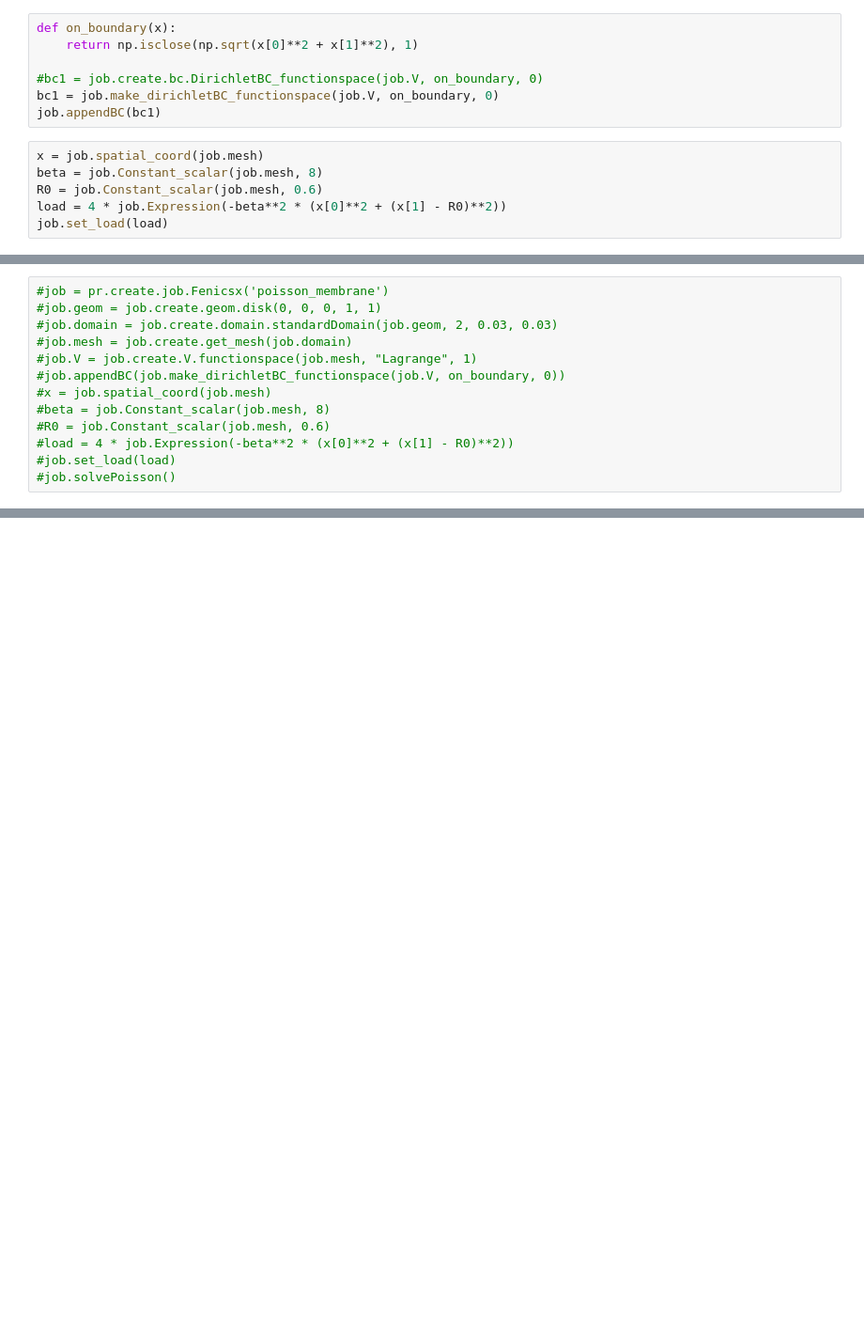
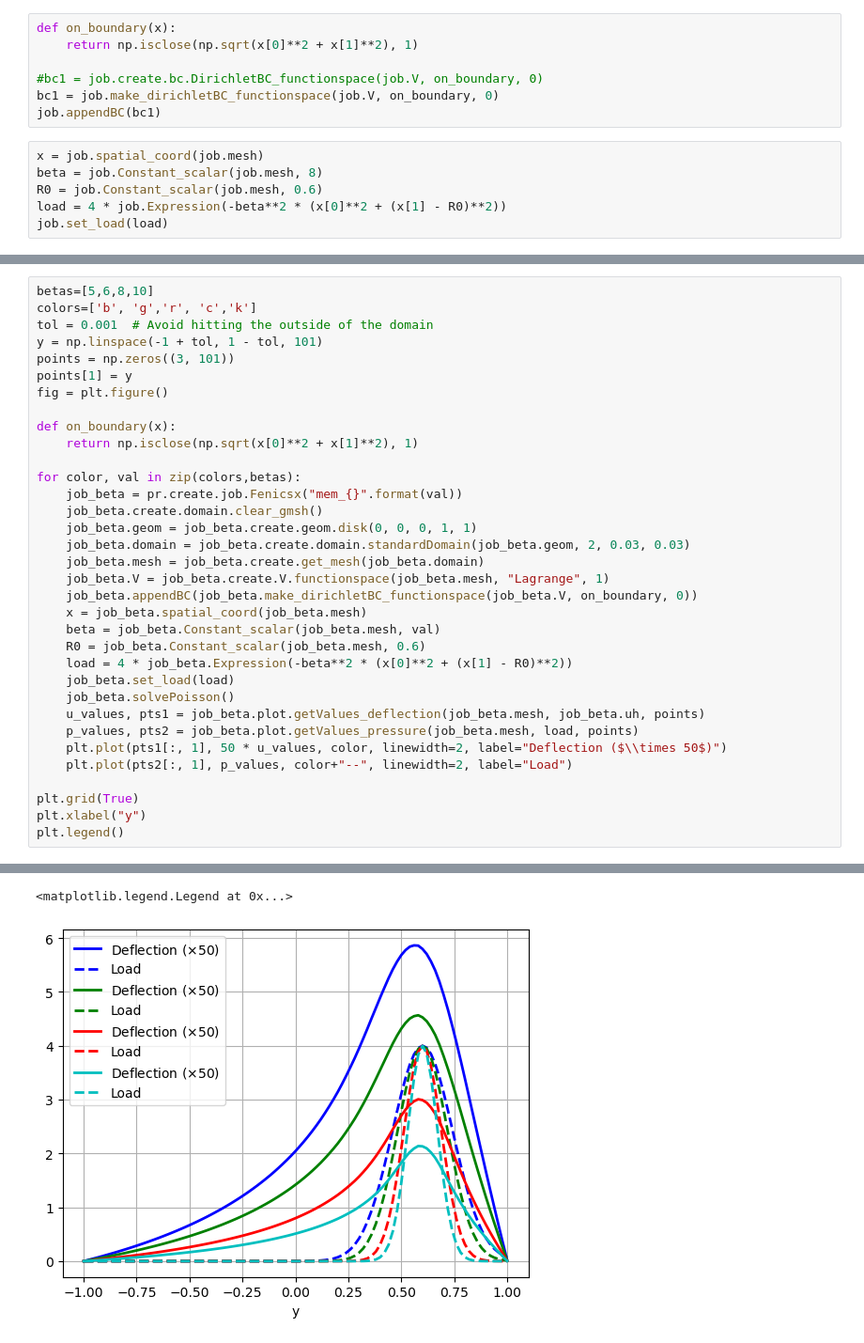
Before and after one commit to pyiron/pyiron_continuum, a Jupyter notebook: notebooks/test_pyiron_fenicsx_PoissonMembrane.ipynb, the cells around one changed output, grey strips where cells are left out. Shown at 94% size. Drawn from its saved outputs; the diff is of its cells as text; blank space fills up the shorter version.

```diff
--- a/notebooks/test_pyiron_fenicsx_PoissonMembrane.ipynb
+++ b/notebooks/test_pyiron_fenicsx_PoissonMembrane.ipynb
@@ -50,13 +75,35 @@ job.plot.plot_deformed_functionspace(job.V, job.uh, 20)
 # %%
-#job = pr.create.job.Fenicsx('poisson_membrane')
-#job.geom = job.create.geom.disk(0, 0, 0, 1, 1)
-#job.domain = job.create.domain.standardDomain(job.geom, 2, 0.03, 0.03)
-#job.mesh = job.create.get_mesh(job.domain)
-#job.V = job.create.V.functionspace(job.mesh, "Lagrange", 1)
-#job.appendBC(job.make_dirichletBC_functionspace(job.V, on_boundary, 0))
-#x = job.spatial_coord(job.mesh)
-#beta = job.Constant_scalar(job.mesh, 8)
-#R0 = job.Constant_scalar(job.mesh, 0.6)
-#load = 4 * job.Expression(-beta**2 * (x[0]**2 + (x[1] - R0)**2))
-#job.set_load(load)
-#job.solvePoisson()
+betas=[5,6,8,10]
+colors=['b', 'g','r', 'c','k']
+tol = 0.001  # Avoid hitting the outside of the domain
+y = np.linspace(-1 + tol, 1 - tol, 101)
+points = np.zeros((3, 101))
+points[1] = y
+fig = plt.figure()
+
+def on_boundary(x):
+    return np.isclose(np.sqrt(x[0]**2 + x[1]**2), 1)
+
+for color, val in zip(colors,betas):
+    job_beta = pr.create.job.Fenicsx("mem_{}".format(val))
+    job_beta.create.domain.clear_gmsh()
+    job_beta.geom = job_beta.create.geom.disk(0, 0, 0, 1, 1)
+    job_beta.domain = job_beta.create.domain.standardDomain(job_beta.geom, 2, 0.03, 0.03)
+    job_beta.mesh = job_beta.create.get_mesh(job_beta.domain)
+    job_beta.V = job_beta.create.V.functionspace(job_beta.mesh, "Lagrange", 1)
+    job_beta.appendBC(job_beta.make_dirichletBC_functionspace(job_beta.V, on_boundary, 0))
+    x = job_beta.spatial_coord(job_beta.mesh)
+    beta = job_beta.Constant_scalar(job_beta.mesh, val)
+    R0 = job_beta.Constant_scalar(job_beta.mesh, 0.6)
+    load = 4 * job_beta.Expression(-beta**2 * (x[0]**2 + (x[1] - R0)**2))
+    job_beta.set_load(load)
+    job_beta.solvePoisson()
+    u_values, pts1 = job_beta.plot.getValues_deflection(job_beta.mesh, job_beta.uh, points)
+    p_values, pts2 = job_beta.plot.getValues_pressure(job_beta.mesh, load, points)
+    plt.plot(pts1[:, 1], 50 * u_values, color, linewidth=2, label="Deflection ($\\times 50$)")
+    plt.plot(pts2[:, 1], p_values, color+"--", linewidth=2, label="Load")
+
+plt.grid(True)
+plt.xlabel("y")
+plt.legend()
+# %% [output]
@@ -62,0 +127,2 @@ job.plot.plot_deformed_functionspace(job.V, job.uh, 20)
+<matplotlib.legend.Legend at 0x...>
+[figure, added]
```
Also changed, not shown: parts of 8 cells of this notebook, 3 other files.
